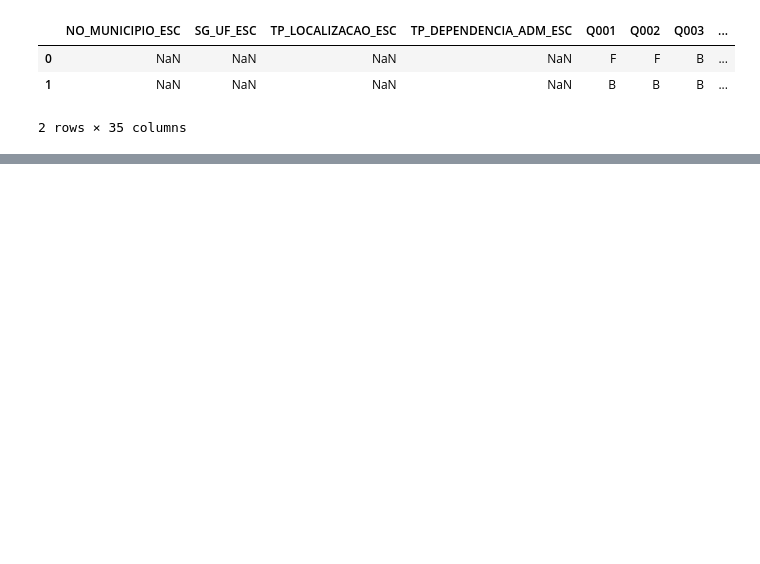
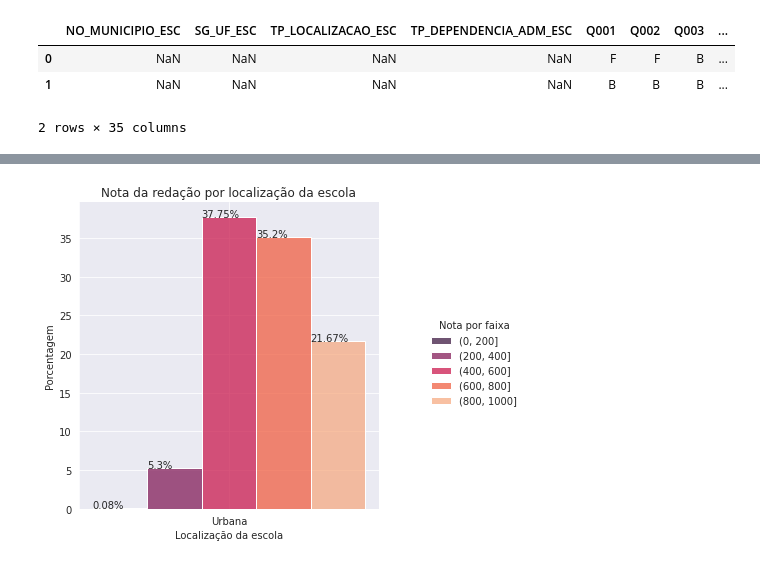
Before and after one commit to anasampa/data_analysis_enem, a Jupyter notebook: enem.ipynb, the cells around one changed output, grey strips where cells are left out. Saved outputs shown, nothing was run; the diff lists cells and outputs as text; code cells hidden in the pictures; blank space fills up the shorter version.

```diff
--- a/enem.ipynb
+++ b/enem.ipynb
@@ -239,0 +241,20 @@ for label in label_list:
+# %%
+sns.set_style("darkgrid")
+
+label_list = ["Urbana",]
+for label in label_list:
+  fig = sns.displot(df[df["TP_LOCALIZACAO_ESC"]==label], x="TP_LOCALIZACAO_ESC", hue="NU_NOTA_REDACAO_bin",
+              stat="percent",  multiple="dodge", element="bars",
+              palette="rocket")
+  fig._legend.set_title("Nota por faixa")
+  fig.ax.set(xlabel='Localização da escola', ylabel="Porcentagem", title='Nota da redação por localização da escola')
+
+  for p in fig.ax.patches:
+      txt = str(p.get_height().round(2)) + '%'
+      txt_x = p.get_x()
+      txt_y = p.get_height()
+      fig.ax.text(txt_x,txt_y,txt)
+
+  fig.savefig(label+'.png')
+# %% [output]
+[figure, added]
```
Also changed, not shown: parts of 22 cells of this notebook.
